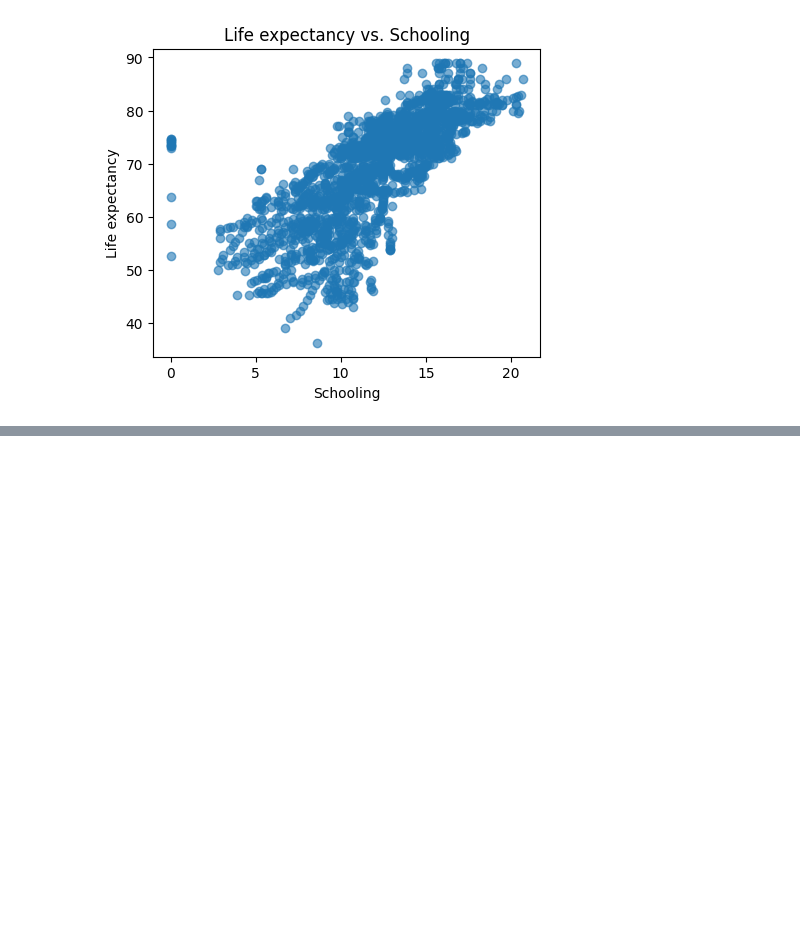
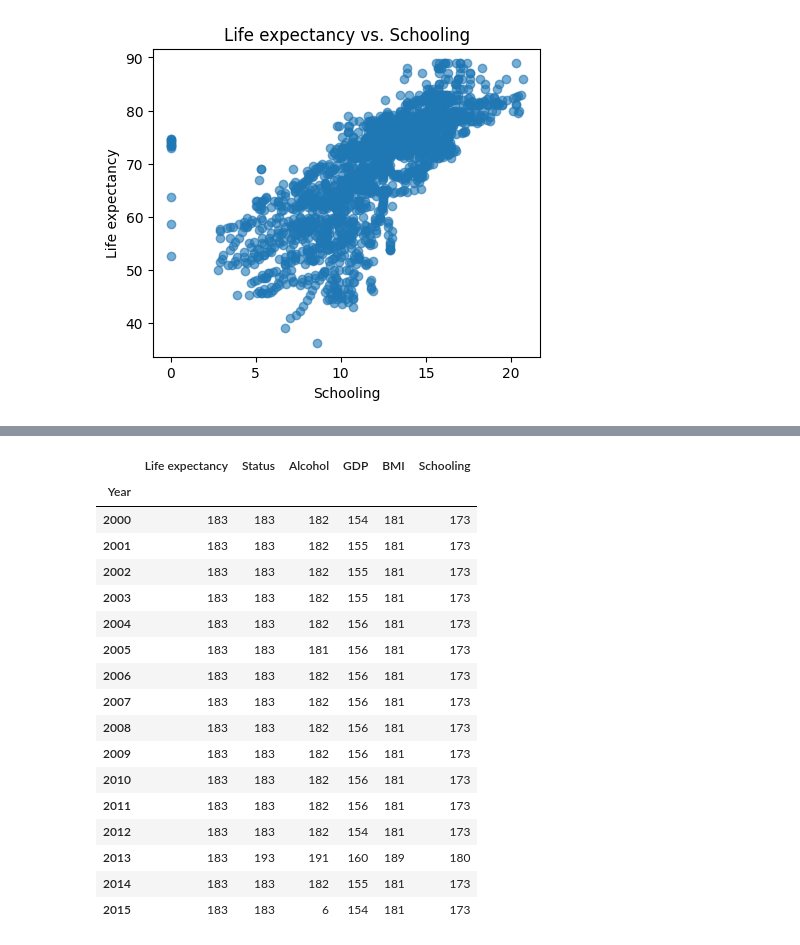
Before and after one commit to Nolan6Jensen/life-expectancy-modeling, a Jupyter notebook: analysis1.ipynb, the cells around one changed output, grey strips where cells are left out. Cells and saved outputs as stored; diff of their text form; code cells hidden in the pictures; blank space fills up the shorter version.

```diff
--- a/analysis1.ipynb
+++ b/analysis1.ipynb
@@ -68,0 +94,24 @@ for col in predictors:
+# %%
+#Because any two data points for the same country are not independent of each other,
+# they will violate the assumption of our linear model that errors are independent.
+# Lets look to see which calendar year to use based on the available data.
+full_data.groupby("Year")[cols].count()
+# %% [output]
+|  | Life expectancy | Status | Alcohol | GDP | BMI | Schooling |
+| Year |  |  |  |  |  |  |
+| 2000 | 183 | 183 | 182 | 154 | 181 | 173 |
+| 2001 | 183 | 183 | 182 | 155 | 181 | 173 |
+| 2002 | 183 | 183 | 182 | 155 | 181 | 173 |
+| 2003 | 183 | 183 | 182 | 155 | 181 | 173 |
+| 2004 | 183 | 183 | 182 | 156 | 181 | 173 |
+| 2005 | 183 | 183 | 181 | 156 | 181 | 173 |
+| 2006 | 183 | 183 | 182 | 156 | 181 | 173 |
+| 2007 | 183 | 183 | 182 | 156 | 181 | 173 |
+| 2008 | 183 | 183 | 182 | 156 | 181 | 173 |
+| 2009 | 183 | 183 | 182 | 156 | 181 | 173 |
+| 2010 | 183 | 183 | 182 | 156 | 181 | 173 |
+| 2011 | 183 | 183 | 182 | 156 | 181 | 173 |
+| 2012 | 183 | 183 | 182 | 154 | 181 | 173 |
+| 2013 | 183 | 193 | 191 | 160 | 189 | 180 |
+| 2014 | 183 | 183 | 182 | 155 | 181 | 173 |
+| 2015 | 183 | 183 | 6 | 154 | 181 | 173 |
```
Also changed, not shown: parts of 9 cells of this notebook.
